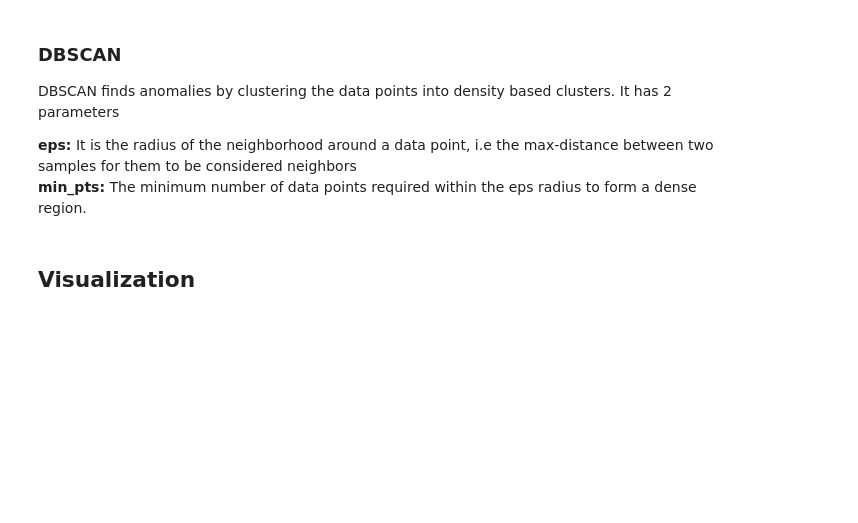
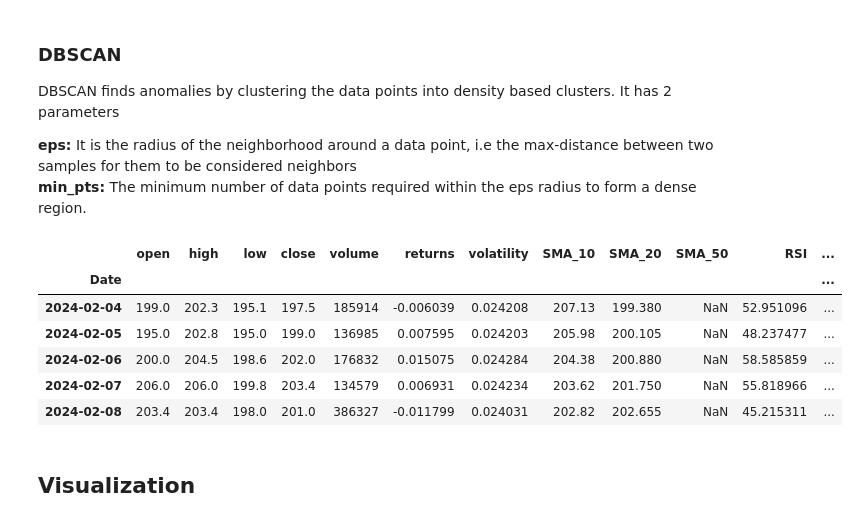
Before and after one commit to rey-tan/Anomaly-Detection, a Jupyter notebook: AnomalyEngine/notebooks/AnomalyDetection.ipynb, the cells around one changed output. Saved outputs shown, nothing was run; the diff lists cells and outputs as text; code cells hidden in the pictures; blank space fills up the shorter version.

```diff
--- a/AnomalyEngine/notebooks/AnomalyDetection.ipynb
+++ b/AnomalyEngine/notebooks/AnomalyDetection.ipynb
@@ -478,13 +526,21 @@ DBSCAN finds anomalies by clustering the data points into density based clusters
 **min_pts:** The minimum number of data points required within the eps radius to form a dense region.
 # %%
 dbscan = DBSCAN(eps=epsilon, min_pts=min_samples)
-df["Anomaly_DBSCAN"] = dbscan.fit_predict(X)
+df["Anomaly_DBSCAN"] = dbscan.fit_predict(X_dbscan)
 
 anomalies_dbscan = df.copy()
 anomalies_dbscan["Color"] = anomalies_dbscan["Anomaly_DBSCAN"].apply(
     lambda x: "red" if x == -1 else "blue"
 )
 anomalies_dbscan.head()
+# %% [output]
+|  | open | high | low | close | volume | returns | volatility | SMA_10 | SMA_20 | SMA_50 | RSI | ... |
+| Date |  |  |  |  |  |  |  |  |  |  |  | ... |
+| 2024-02-04 | 199.0 | 202.3 | 195.1 | 197.5 | 185914 | -0.006039 | 0.024208 | 207.13 | 199.380 | NaN | 52.951096 | ... |
+| 2024-02-05 | 195.0 | 202.8 | 195.0 | 199.0 | 136985 | 0.007595 | 0.024203 | 205.98 | 200.105 | NaN | 48.237477 | ... |
+| 2024-02-06 | 200.0 | 204.5 | 198.6 | 202.0 | 176832 | 0.015075 | 0.024284 | 204.38 | 200.880 | NaN | 58.585859 | ... |
+| 2024-02-07 | 206.0 | 206.0 | 199.8 | 203.4 | 134579 | 0.006931 | 0.024234 | 203.62 | 201.750 | NaN | 55.818966 | ... |
+| 2024-02-08 | 203.4 | 203.4 | 198.0 | 201.0 | 386327 | -0.011799 | 0.024031 | 202.82 | 202.655 | NaN | 45.215311 | ... |
 # %% [markdown]
 ## Visualization
 # %%
```
Also changed, not shown: parts of 13 cells of this notebook, 43 other files.
